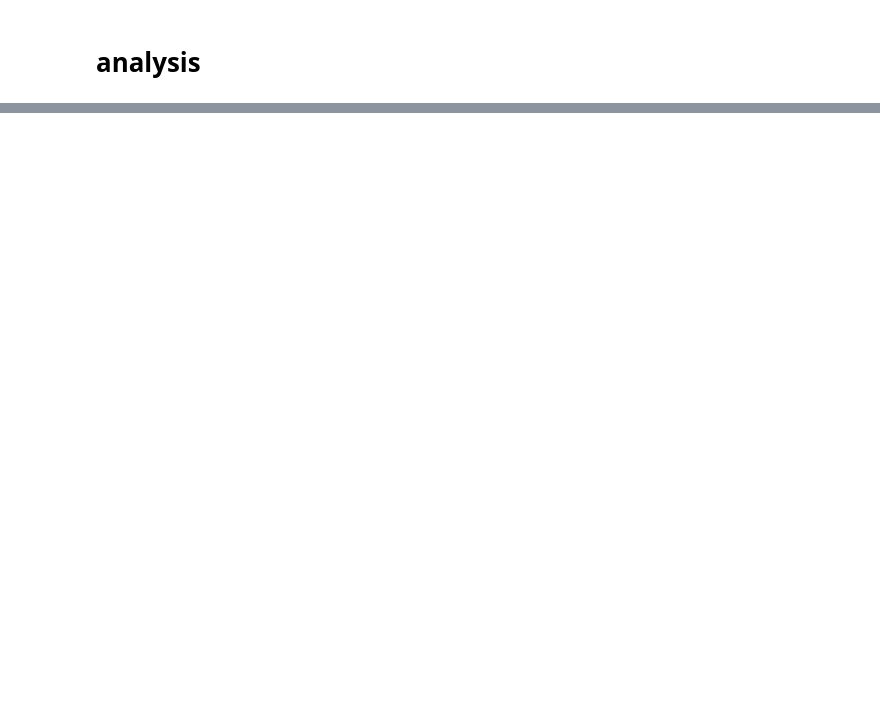
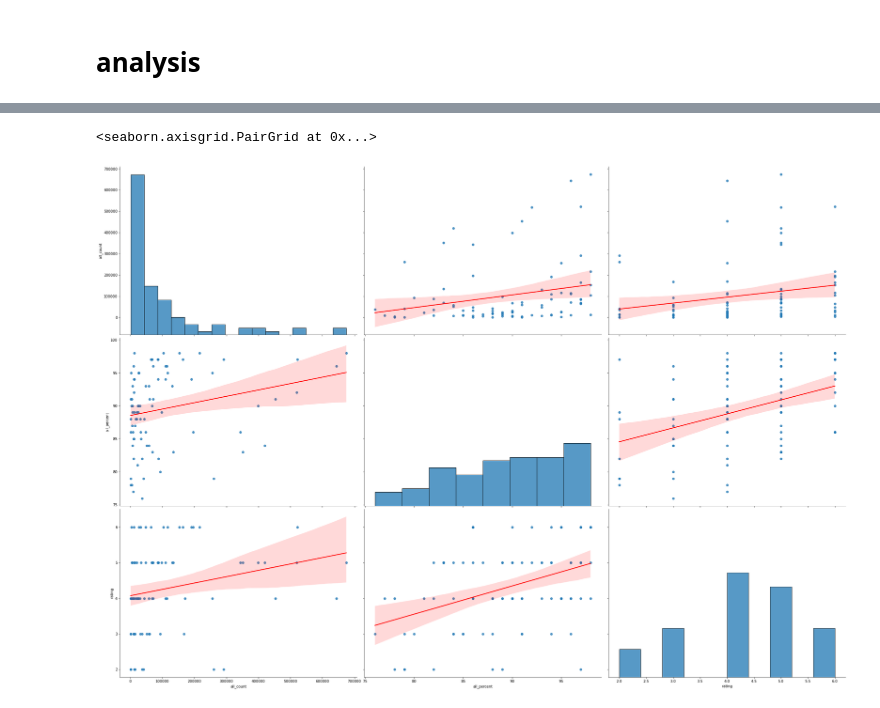
Before and after one commit to mcminnra/vgr, a Jupyter notebook: prototyping_notebooks/analysis.ipynb, the cells around one changed output, grey strips where cells are left out. Drawn from its saved outputs; the diff is of its cells as text; code cells hidden in the pictures; blank space fills up the shorter version.

```diff
--- a/prototyping_notebooks/analysis.ipynb
+++ b/prototyping_notebooks/analysis.ipynb
@@ -42,0 +10,6 @@ df
+# %%
+df = pd.read_csv('../data/processed.csv')
+
+df = df[df['rating'].notnull()].set_index('steam_appid').sort_values('name')
+
+df
@@ -125,0 +90,9 @@ df[['Rating', tag]][df[tag] == 1]
+# %%
+df_chart = df[['all_count', 'all_percent', 'rating']]
+
+df_chart = df_chart[np.abs(df_chart-df_chart.mean()) <= (2*df_chart.std())]
+
+sns.pairplot(df_chart, kind="reg", plot_kws={'line_kws':{'color':'red'}}, height=7, aspect=10/7)
+# %% [output]
+<seaborn.axisgrid.PairGrid at 0x...>
+[figure, added]
```
Also changed, not shown: parts of 9 cells of this notebook, 1 other file.
